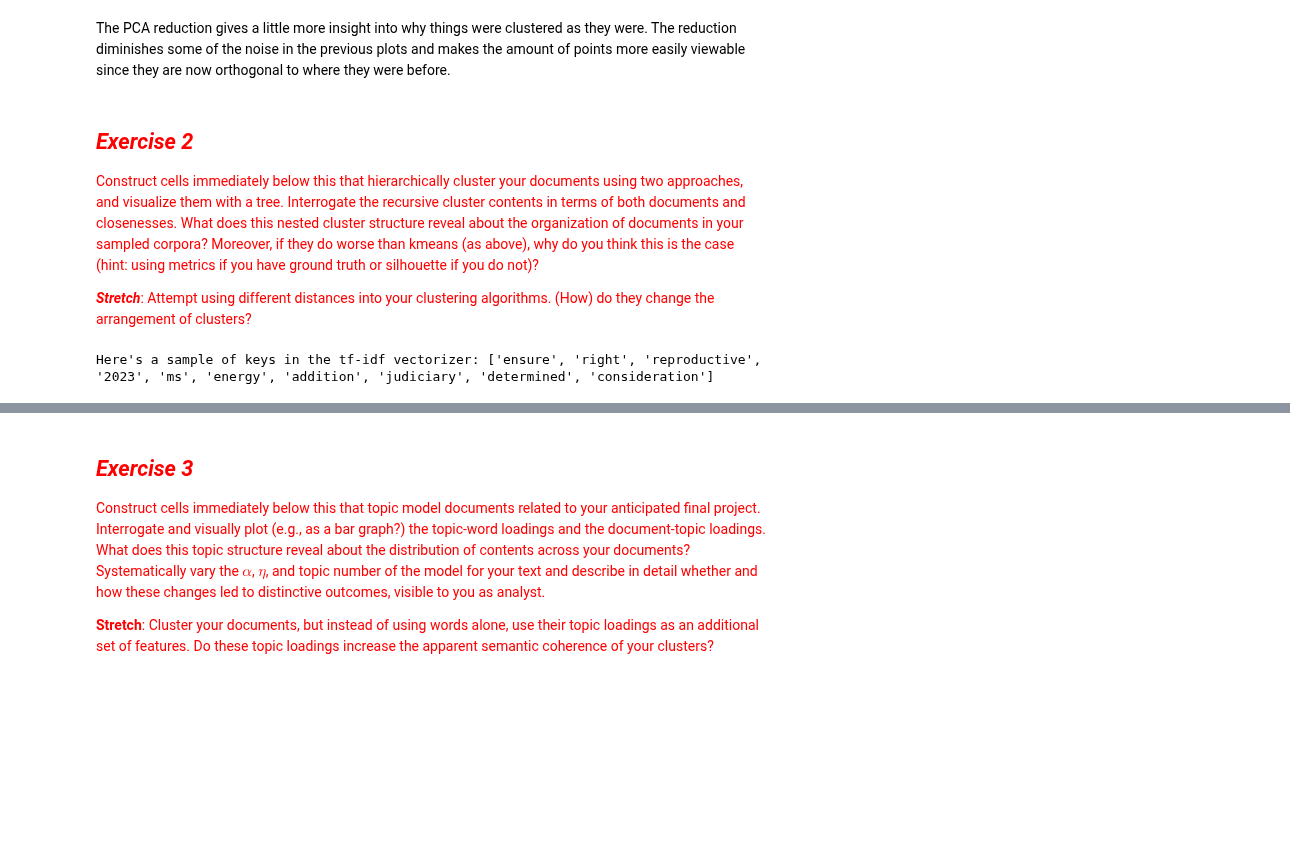
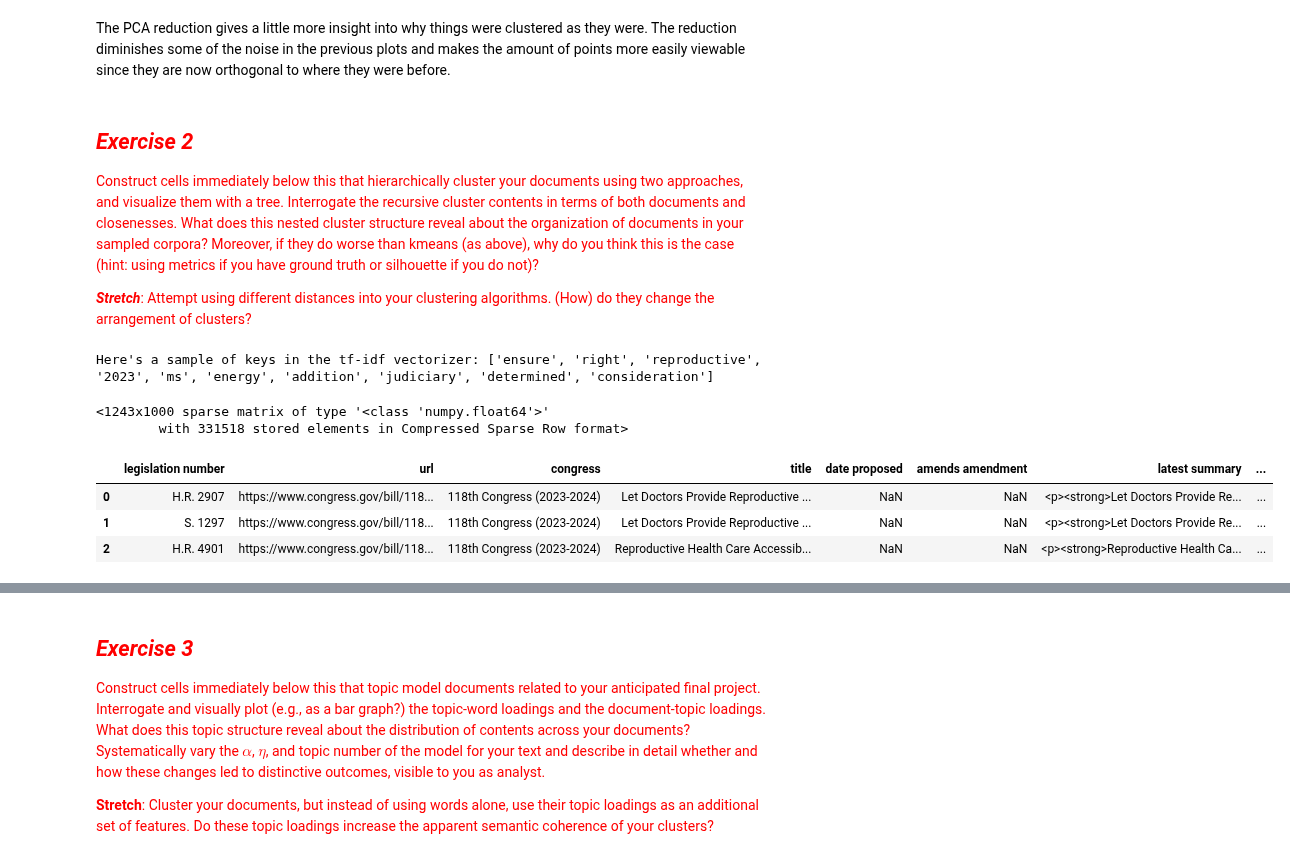
Before and after one commit to michplunkett/computational-content-analysis, a Jupyter notebook: 3-MichaelPlunkett_Answers.ipynb, the cells around one changed output, grey strips where cells are left out. Drawn from its saved outputs; the diff is of its cells as text; code cells hidden in the pictures; blank space fills up the shorter version.

```diff
--- a/3-MichaelPlunkett_Answers.ipynb
+++ b/3-MichaelPlunkett_Answers.ipynb
@@ -341,19 +353,31 @@ nested cluster structure reveal about the organization of documents in your samp
 corpora? Moreover, if they do worse than kmeans (as above), why do you think this is
 the case (hint: using metrics if you have ground truth or silhouette if you do not)?
 
-<font color="red">***Stretch***: Attempt using different distances into your clustering
-algorithms. (How) do they change the arrangement of clusters?
+<font color="red">***Stretch***: Attempt using different distances into your clustering algorithms. (How) do they
+change the arrangement of clusters?
 # %%
 # Using the al_tfidf_vectors vectors.
 print(
     f"Here's a sample of keys in the tf-idf vectorizer: {list(tfidf_vectorizer.vocabulary_.keys())[:10]}"
 )
+al_tfidf_vectors
 # %% [output]
 Here's a sample of keys in the tf-idf vectorizer: ['ensure', 'right', 'reproductive', '2023', 'ms', 'energy', 'addition', 'judiciary', 'determined', 'consideration']
+<1243x1000 sparse matrix of type '<class 'numpy.float64'>'
+        with 331518 stored elements in Compressed Sparse Row format>
 # %%
-al_mat = al_tfidf_vectors * al_tfidf_vectors.T
-al_mat.setdiag(0)
-al_linkage_matrix_full = scipy.cluster.hierarchy.ward(al_mat.toarray())
-al_hierarchical_clusters_full = scipy.cluster.hierarchy.fcluster(
-    al_linkage_matrix_full, 4, "maxclust"
+al_tfidf_vectors.todense()
+al_cooc_mat = al_tfidf_vectors * al_tfidf_vectors.T
+al_cooc_mat.setdiag(0)
+al_linkage_matrix = scipy.cluster.hierarchy.ward(al_cooc_mat.toarray())
+al_hierarchical_fclusters_full = scipy.cluster.hierarchy.fcluster(
+    al_linkage_matrix, 4, "maxclust"
 )
+abortion_legislation_df["fcluster_predictions"] = al_hierarchical_fclusters_full
+# abortion_legislation_df["distance_predictions"] = al_hierarchical_fclusters_full
+abortion_legislation_df.head(3)
+# %% [output]
+|  | legislation number | url | congress | title | date proposed | amends amendment | latest summary | ... |
+| 0 | H.R. 2907 | https://www.congress.gov/bill/118... | 118th Congress (2023-2024) | Let Doctors Provide Reproductive ... | NaN | NaN | <p><strong>Let Doctors Provide Re... | ... |
+| 1 | S. 1297 | https://www.congress.gov/bill/118... | 118th Congress (2023-2024) | Let Doctors Provide Reproductive ... | NaN | NaN | <p><strong>Let Doctors Provide Re... | ... |
+| 2 | H.R. 4901 | https://www.congress.gov/bill/118... | 118th Congress (2023-2024) | Reproductive Health Care Accessib... | NaN | NaN | <p><strong>Reproductive Health Ca... | ... |
```
Also changed, not shown: parts of 17 cells of this notebook.
